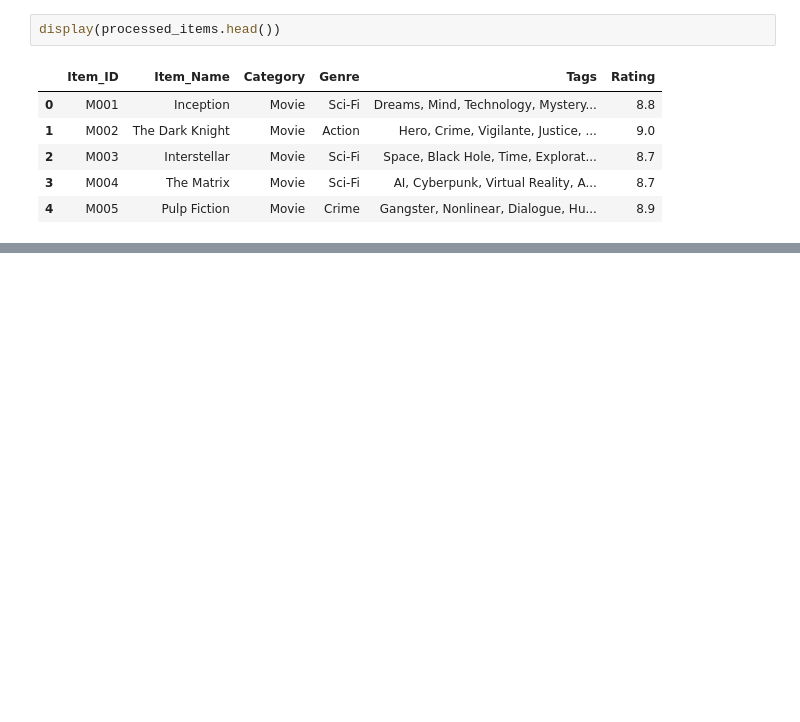
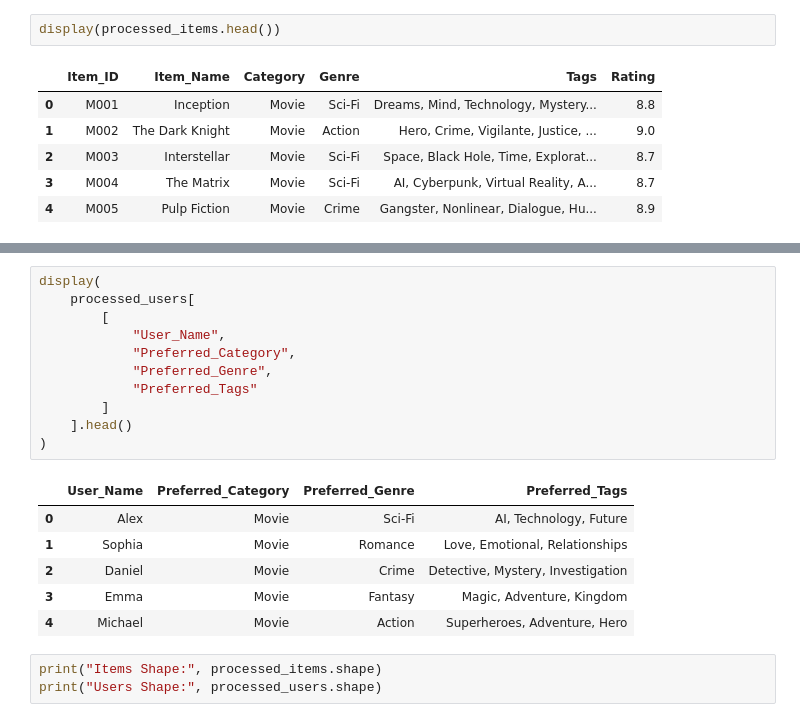
Before and after one commit to zuhranrasool/AI-Recommendation-System, a Jupyter notebook: notebooks/Recommendation_Analysis.ipynb, the cells around one changed output, grey strips where cells are left out. Saved outputs shown, nothing was run; the diff lists cells and outputs as text; blank space fills up the shorter version.

```diff
--- a/notebooks/Recommendation_Analysis.ipynb
+++ b/notebooks/Recommendation_Analysis.ipynb
@@ -310,0 +336,21 @@ display(processed_users.head())
+# %%
+display(
+    processed_users[
+        [
+            "User_Name",
+            "Preferred_Category",
+            "Preferred_Genre",
+            "Preferred_Tags"
+        ]
+    ].head()
+)
+# %% [output]
+|  | User_Name | Preferred_Category | Preferred_Genre | Preferred_Tags |
+| 0 | Alex | Movie | Sci-Fi | AI, Technology, Future |
+| 1 | Sophia | Movie | Romance | Love, Emotional, Relationships |
+| 2 | Daniel | Movie | Crime | Detective, Mystery, Investigation |
+| 3 | Emma | Movie | Fantasy | Magic, Adventure, Kingdom |
+| 4 | Michael | Movie | Action | Superheroes, Adventure, Hero |
+# %%
+print("Items Shape:", processed_items.shape)
+print("Users Shape:", processed_users.shape)
```
Also changed, not shown: parts of 4 cells of this notebook, 1 other file.
